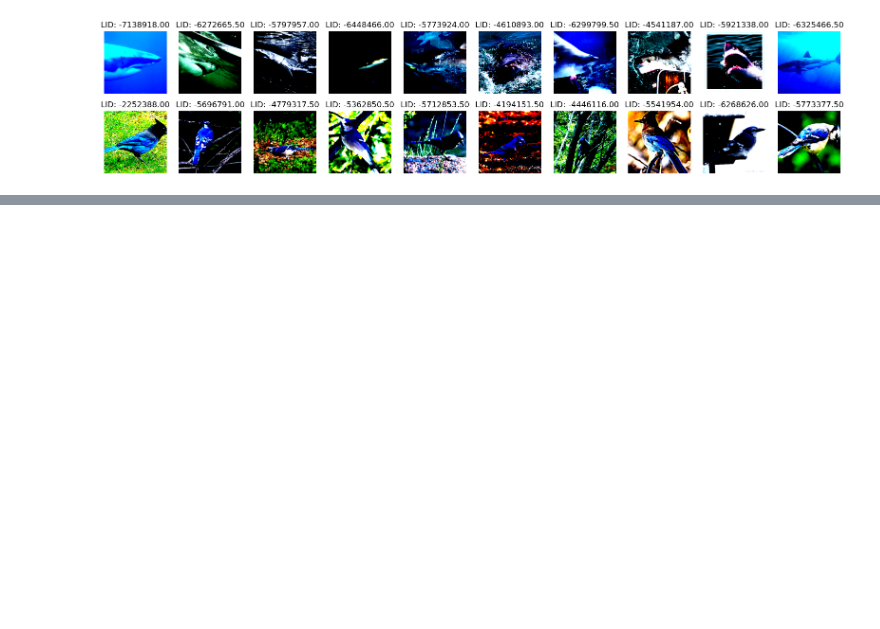
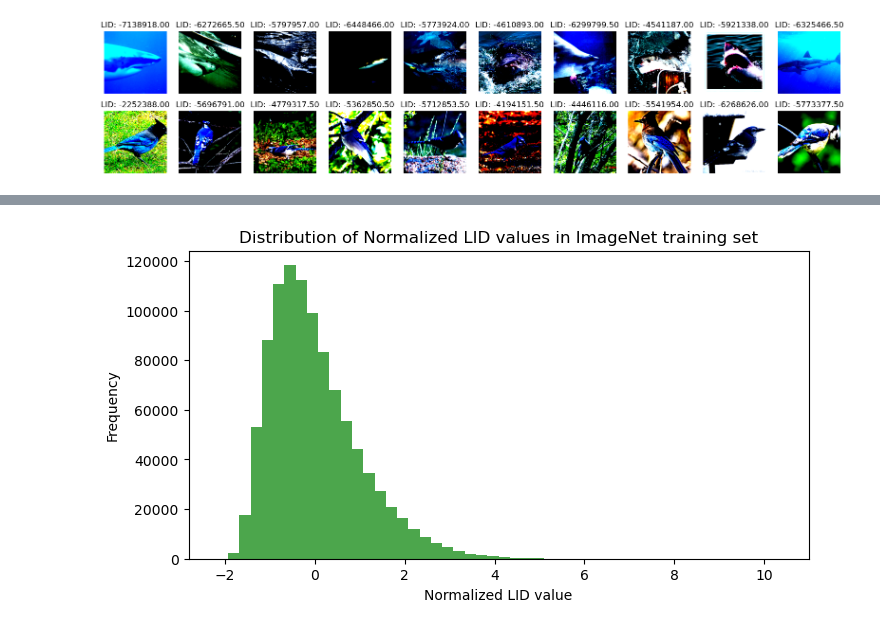
Before and after one commit to hevra01/thesis, a Jupyter notebook: notebooks/visualize_lid.ipynb, the cells around one changed output, grey strips where cells are left out. Saved outputs shown, nothing was run; the diff lists cells and outputs as text; code cells hidden in the pictures; blank space fills up the shorter version.

```diff
--- a/notebooks/visualize_lid.ipynb
+++ b/notebooks/visualize_lid.ipynb
@@ -104,0 +112,11 @@ Clipping input data to the valid range for imshow with RGB data ([0..1] for floa
+# %%
+# plot the normalized LID values
+lids_normalized_log = (lids_log - mean_lid_after_log) / std_lid_after_log
+plt.figure(figsize=(8, 4))
+plt.hist(lids_normalized_log, bins=50, color='green', alpha=0.7)
+plt.title('Distribution of Normalized LID values in ImageNet training set')
+plt.xlabel('Normalized LID value')
+plt.ylabel('Frequency')
+plt.show()
+# %% [output]
+[figure, added]
```
Also changed, not shown: parts of 10 cells of this notebook, 6 other files.
